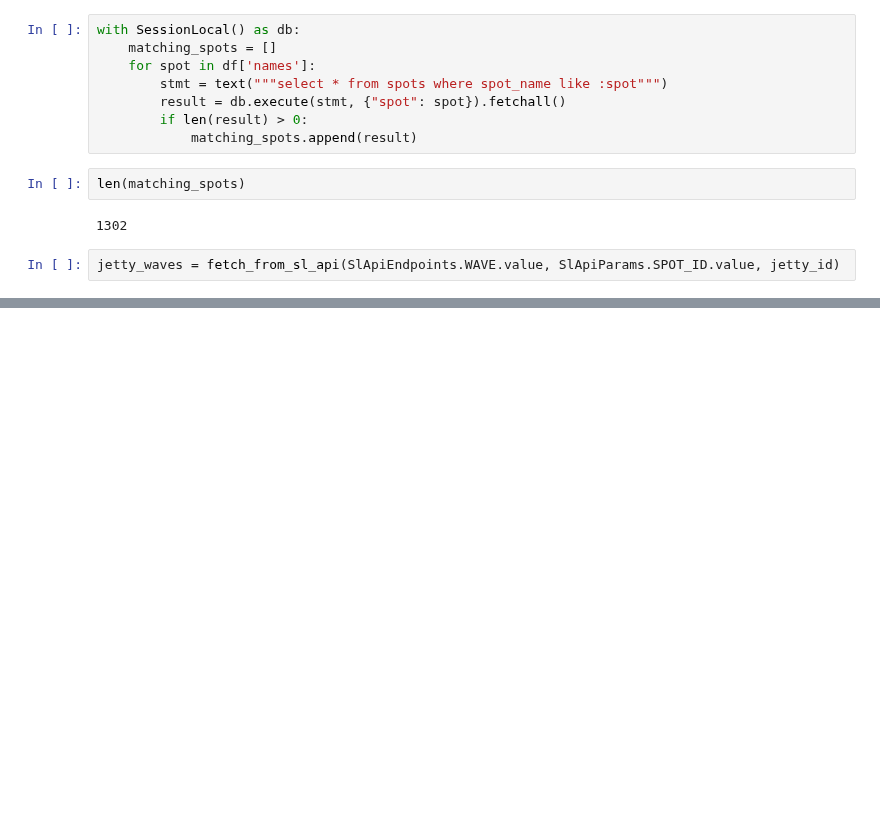
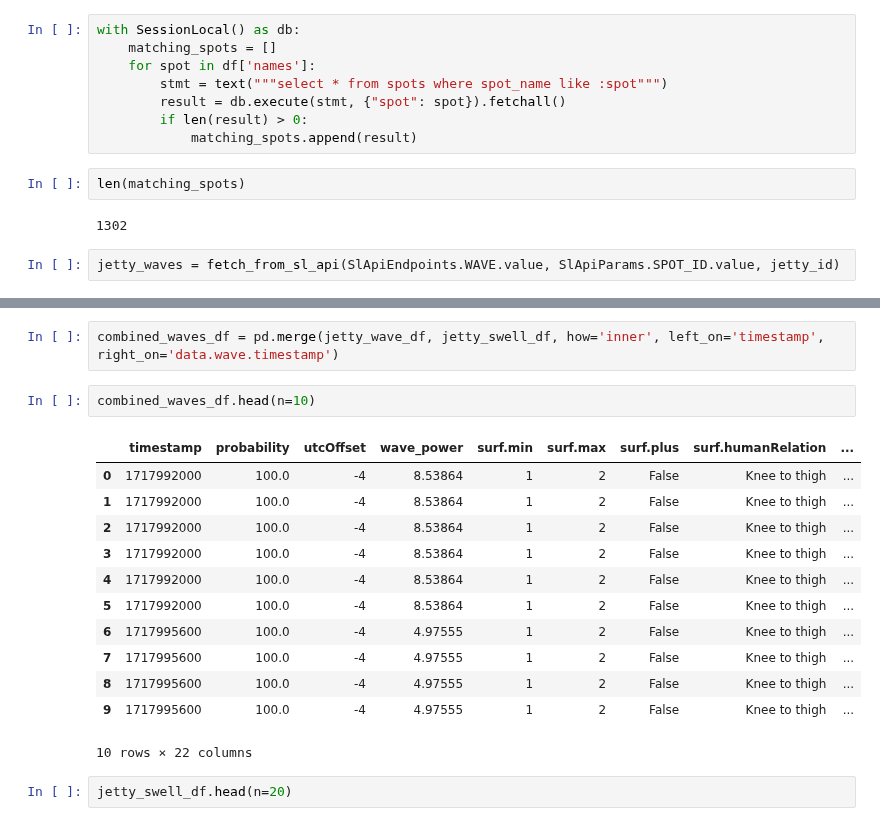
Before and after one commit to peterbull/bodhi-cast, a Jupyter notebook: nbs/python/240329_sl_api.ipynb, the cells around one changed output, grey strips where cells are left out. Saved outputs shown, nothing was run; the diff lists cells and outputs as text; blank space fills up the shorter version.

```diff
--- a/nbs/python/240329_sl_api.ipynb
+++ b/nbs/python/240329_sl_api.ipynb
@@ -353,0 +380,19 @@ jetty_comb_df
+# %%
+combined_waves_df = pd.merge(jetty_wave_df, jetty_swell_df, how='inner', left_on='timestamp', right_on='data.wave.timestamp')
+# %%
+combined_waves_df.head(n=10)
+# %% [output]
+|  | timestamp | probability | utcOffset | wave_power | surf.min | surf.max | surf.plus | surf.humanRelation | ... |
+| 0 | 1717992000 | 100.0 | -4 | 8.53864 | 1 | 2 | False | Knee to thigh | ... |
+| 1 | 1717992000 | 100.0 | -4 | 8.53864 | 1 | 2 | False | Knee to thigh | ... |
+| 2 | 1717992000 | 100.0 | -4 | 8.53864 | 1 | 2 | False | Knee to thigh | ... |
+| 3 | 1717992000 | 100.0 | -4 | 8.53864 | 1 | 2 | False | Knee to thigh | ... |
+| 4 | 1717992000 | 100.0 | -4 | 8.53864 | 1 | 2 | False | Knee to thigh | ... |
+| 5 | 1717992000 | 100.0 | -4 | 8.53864 | 1 | 2 | False | Knee to thigh | ... |
+| 6 | 1717995600 | 100.0 | -4 | 4.97555 | 1 | 2 | False | Knee to thigh | ... |
+| 7 | 1717995600 | 100.0 | -4 | 4.97555 | 1 | 2 | False | Knee to thigh | ... |
+| 8 | 1717995600 | 100.0 | -4 | 4.97555 | 1 | 2 | False | Knee to thigh | ... |
+| 9 | 1717995600 | 100.0 | -4 | 4.97555 | 1 | 2 | False | Knee to thigh | ... |
+10 rows × 22 columns
+# %%
+jetty_swell_df.head(n=20)
```
Also changed, not shown: parts of 27 cells of this notebook.
